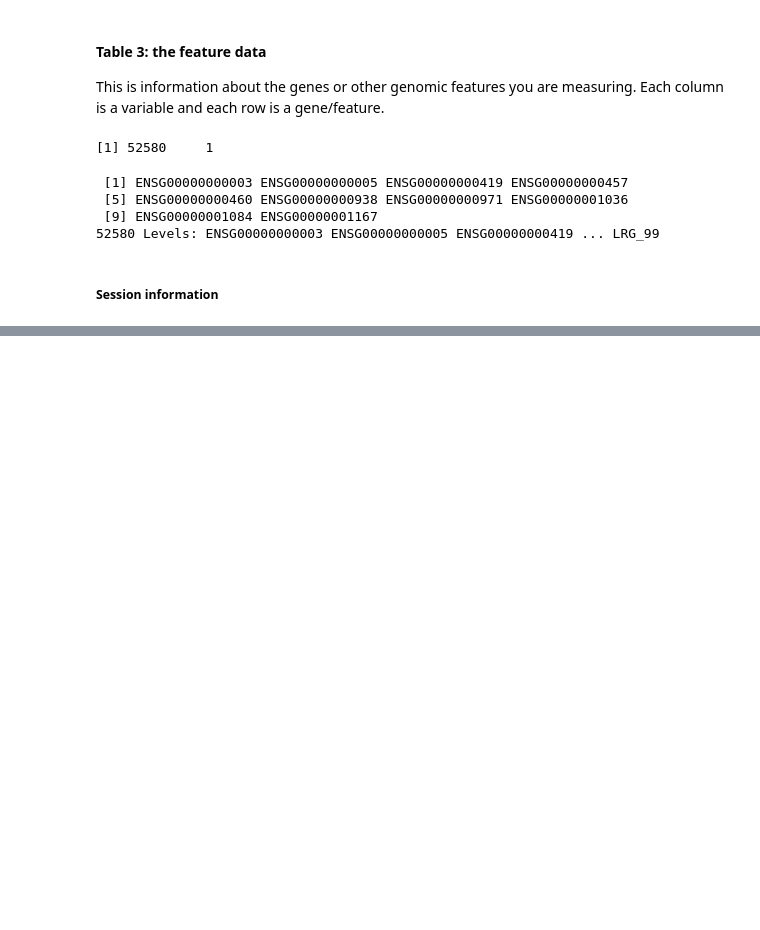
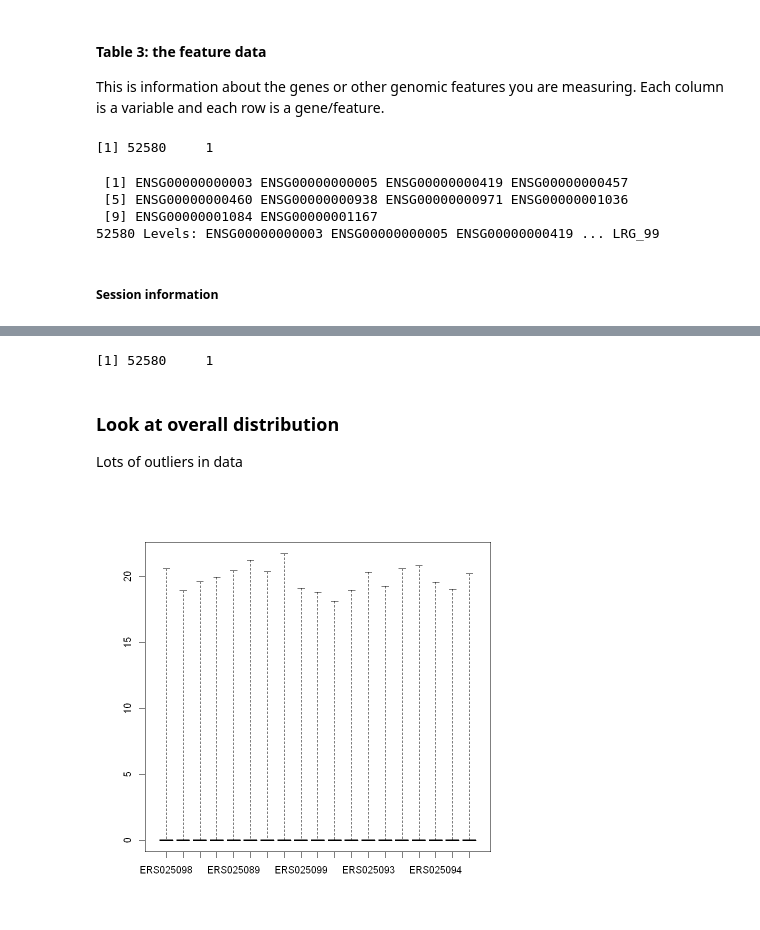
Before and after one commit to recervictory/Genomic-Data-Science-Specialization, a Jupyter notebook: C06 - Statistics for Genomic Data Science/Week 01.ipynb, the cells around one changed output, grey strips where cells are left out. Saved outputs shown, nothing was run; the diff lists cells and outputs as text; code cells hidden in the pictures; blank space fills up the shorter version.

```diff
--- a/C06 - Statistics for Genomic Data Science/Week 01.ipynb
+++ b/C06 - Statistics for Genomic Data Science/Week 01.ipynb
@@ -163,0 +273,11 @@ A packages_info: 45 × 11
+# %%
+con = url("http://bowtie-bio.sourceforge.net/recount/ExpressionSets/bodymap_eset.RData")
+load(file=con)
+close(con)
+
+bm = bodymap.eset
+pdata=pData(bm) # phenotype data
+edata=exprs(bm) # expression data
+fdata = fData(bm) # feature data
+
+ls()
@@ -163,0 +366,13 @@ A packages_info: 45 × 11
+# %%
+dim(fdata) # dimensions of feature data
+dim(pdata) # dimensions of phenotype data
+dim(edata) # dimensions of expression data
+# %% [output]
+[1] 52580     1
+# %% [markdown]
+### Look at overall distribution
+Lots of outliers in data
+# %%
+boxplot(log2(edata + 1),col=2,range=0)
+# %% [output]
+[figure, added]
```
Also changed, not shown: parts of 39 cells of this notebook.
